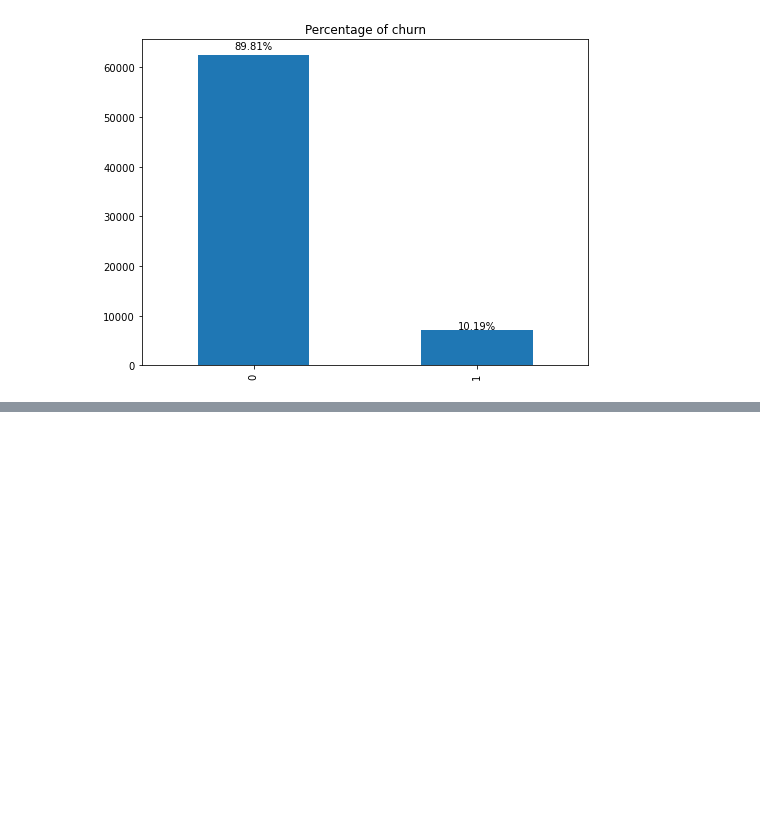
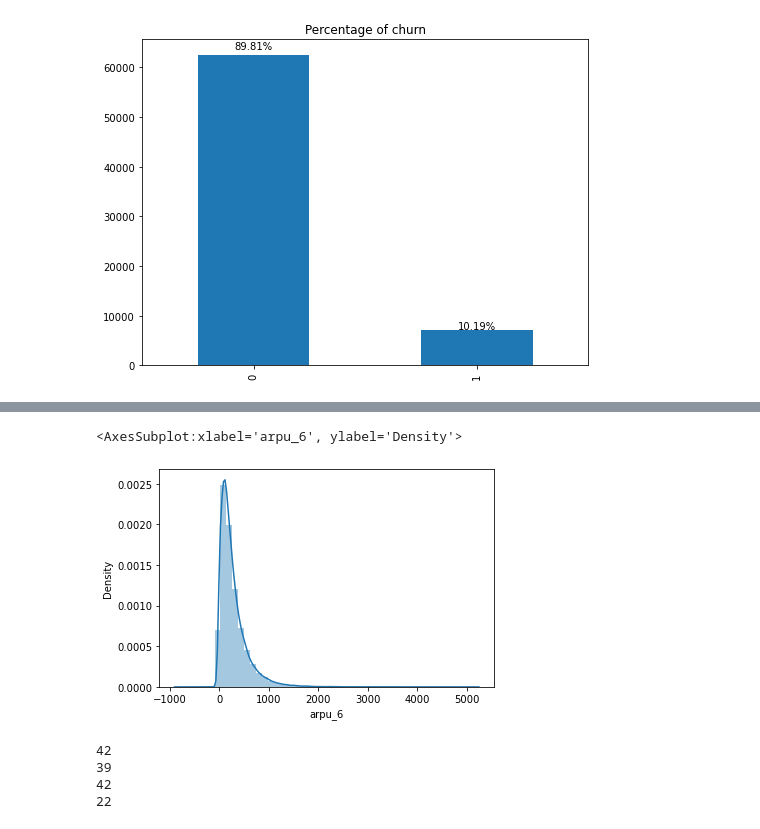
Before and after one commit to vighu0710/TelecomChurnPrediction, a Jupyter notebook: Telecom churn prediction.ipynb, the cells around one changed output, grey strips where cells are left out. Saved outputs shown, nothing was run; the diff lists cells and outputs as text; code cells hidden in the pictures; blank space fills up the shorter version.

```diff
--- a/Telecom churn prediction.ipynb
+++ b/Telecom churn prediction.ipynb
@@ -500,0 +561,29 @@ plt.show()
+# %%
+sns.distplot(Telecom_df['arpu_6'])
+# %% [output]
+<AxesSubplot:xlabel='arpu_6', ylabel='Density'>
+[figure, added]
+# %%
+ogCols = []
+icCols = []
+dataCols = []
+otherCols = []
+for i in numeric_cols:
+    if 'og' in i:
+        ogCols.append(i)
+    elif 'ic' in i:
+        icCols.append(i)
+    elif 'data' in i or '2g' in i or '3g' in i:
+        dataCols.append(i)
+    else:
+        otherCols.append(i)
+
+print(len(ogCols))
+print(len(icCols))
+print(len(dataCols))
+print(len(otherCols))
+# %% [output]
+42
+39
+42
+22
```
Also changed, not shown: parts of 26 cells of this notebook.
